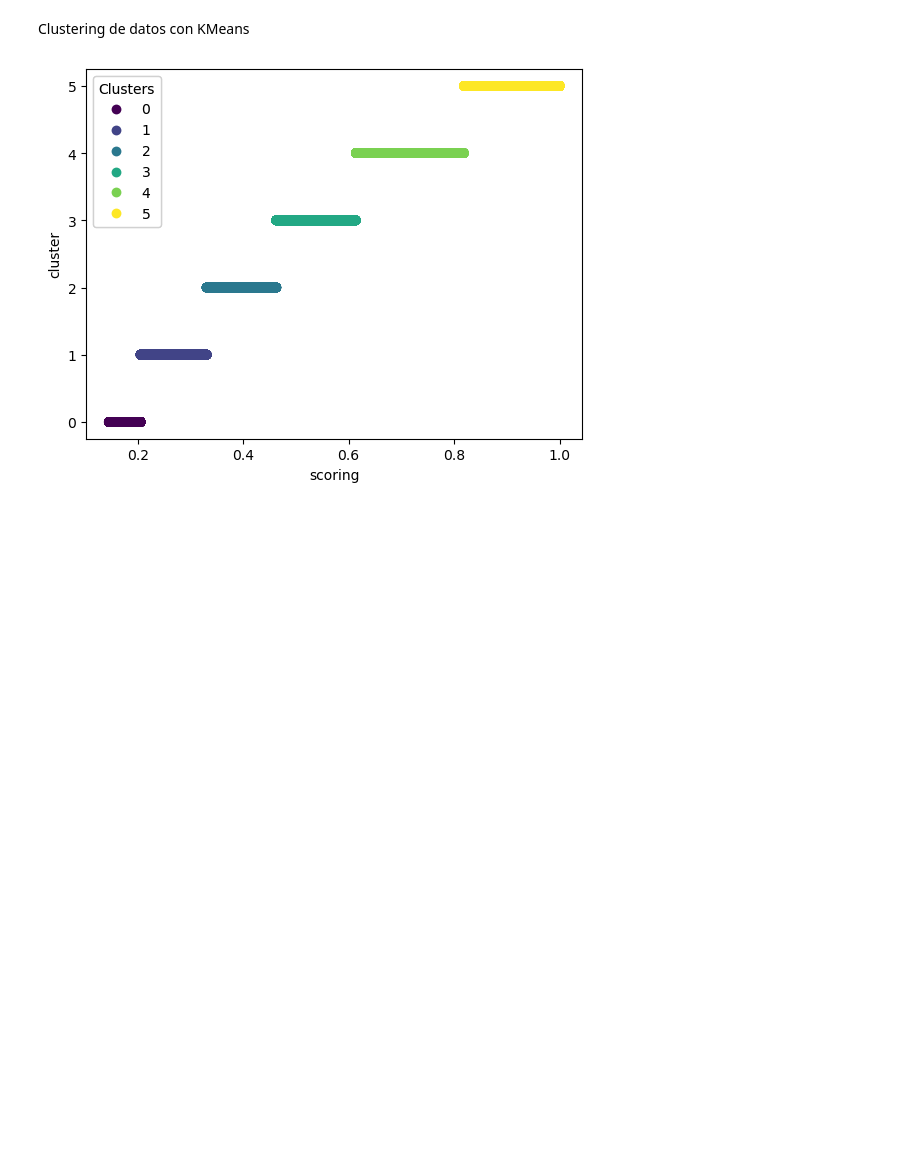
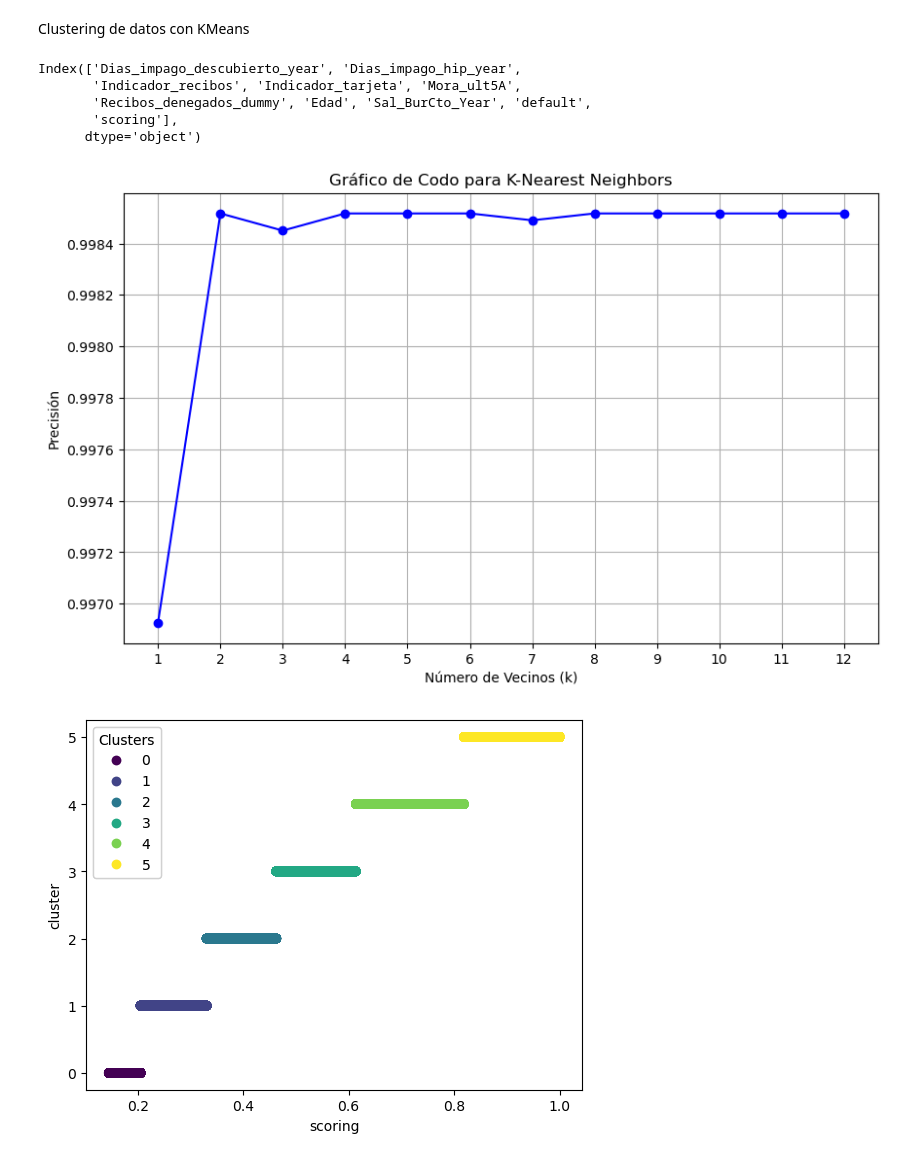
Before and after one commit to martamateosgon/Finanzas_MS, a Jupyter notebook: bucketizado.ipynb, the cells around one changed output. Drawn from its saved outputs; the diff is of its cells as text; code cells hidden in the pictures; blank space fills up the shorter version.

Commit message:
elbow graph

```diff
--- a/bucketizado.ipynb
+++ b/bucketizado.ipynb
@@ -13,6 +13,50 @@ df.head()
 | 4 | 0.0 | 0.0 | 0.0 | 0.0 | 0.0 | ... |
 # %% [markdown]
 Clustering de datos con KMeans
+# %%
+df.columns
+# %% [output]
+Index(['Dias_impago_descubierto_year', 'Dias_impago_hip_year',
+       'Indicador_recibos', 'Indicador_tarjeta', 'Mora_ult5A',
+       'Recibos_denegados_dummy', 'Edad', 'Sal_BurCto_Year', 'default',
+       'scoring'],
+      dtype='object')
+# %%
+import pandas as pd
+from sklearn.model_selection import train_test_split
+from sklearn.neighbors import KNeighborsClassifier
+from sklearn.metrics import accuracy_score
+import matplotlib.pyplot as plt
+
+# Reemplaza esto con tu DataFrame y las columnas correspondientes
+# df = tu_dataframe
+X = df[["scoring"]]  # Reemplaza con las columnas de características
+y = df["default"]     # Reemplaza con la columna de etiquetas
+
+# Dividir los datos en entrenamiento y prueba
+X_train, X_test, y_train, y_test = train_test_split(X, y, test_size=0.3, random_state=42)
+
+# Evaluar precisión para diferentes valores de k
+k_values = range(1, 13)
+accuracies = []
+
+for k in k_values:
+    knn = KNeighborsClassifier(n_neighbors=k)
+    knn.fit(X_train, y_train)
+    y_pred = knn.predict(X_test)
+    accuracies.append(accuracy_score(y_test, y_pred))
+
+# Graficar el resultado
+plt.figure(figsize=(10, 6))
+plt.plot(k_values, accuracies, marker='o', linestyle='-', color='b')
+plt.title("Gráfico de Codo para K-Nearest Neighbors")
+plt.xlabel("Número de Vecinos (k)")
+plt.ylabel("Precisión")
+plt.xticks(k_values)
+plt.grid()
+plt.show()
+# %% [output]
+[figure, added]
 # %%
 # Clustering con todas las variables
 from sklearn.cluster import KMeans
```
